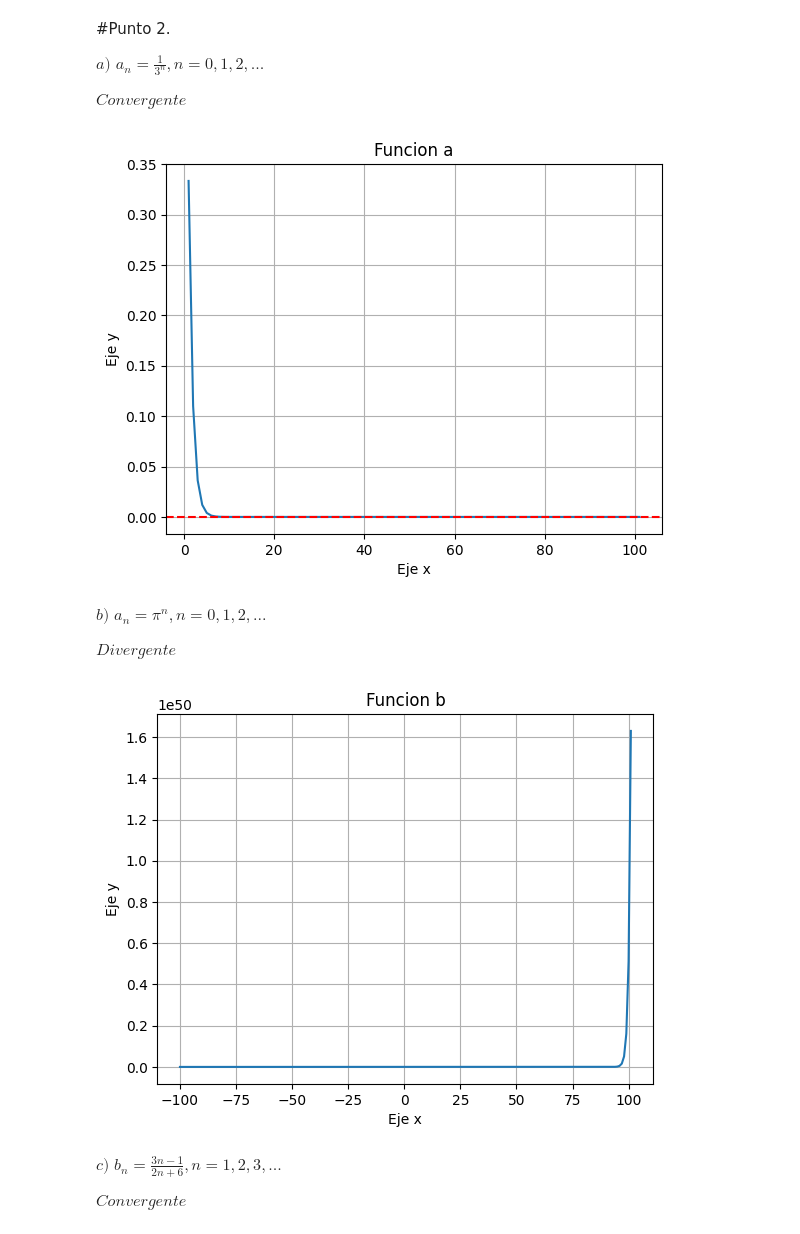
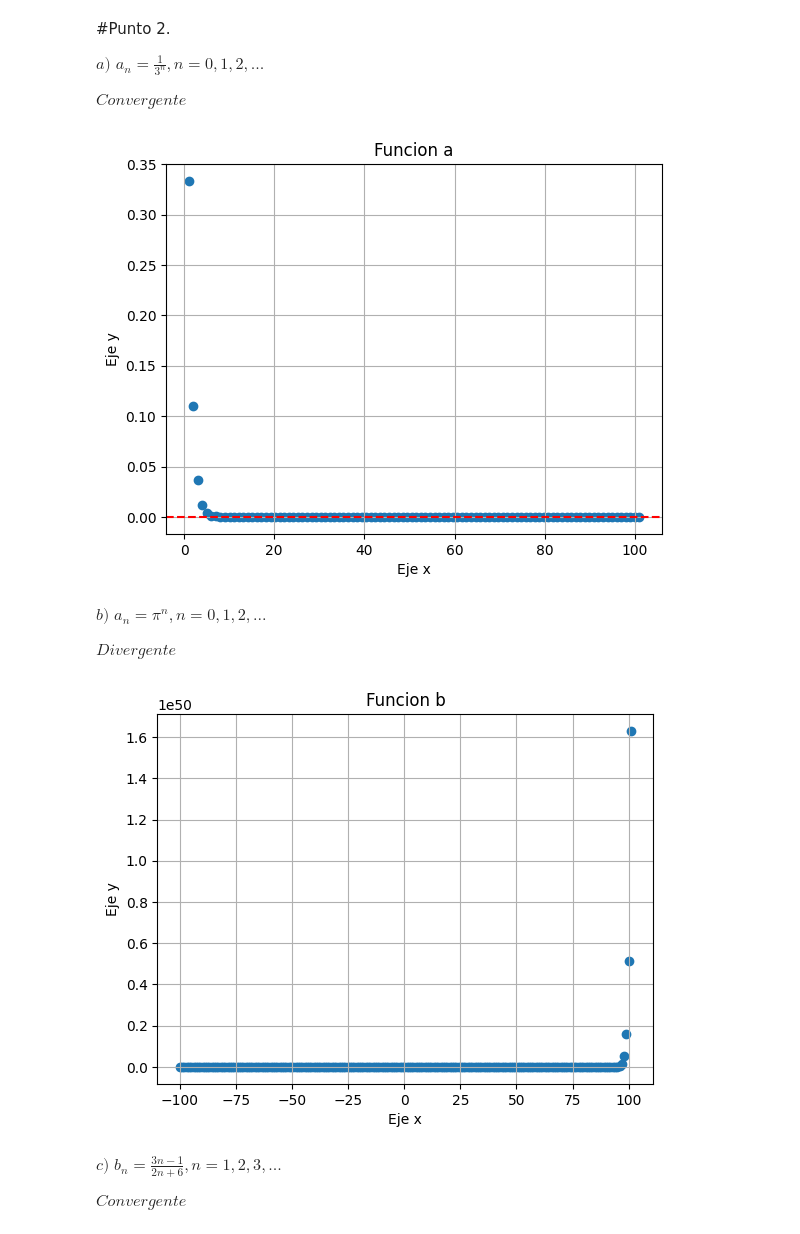
Before and after one commit to danielbau26/Aplicadas, a Jupyter notebook: Taller_5.ipynb, the cells around one changed output. Cells and saved outputs as stored; diff of their text form; code cells hidden in the pictures.

```diff
--- a/Taller_5.ipynb
+++ b/Taller_5.ipynb
@@ -90,12 +91,12 @@ a = 1/(3**n)
 plt.title("Funcion a")
 plt.xlabel("Eje x")
 plt.ylabel("Eje y")
-plt.plot(n, a)
+plt.scatter(n, a)
 plt.axhline(y=0, color="r", linestyle="--")
 plt.grid(linestyle="-")
 plt.show()
 # %% [output]
-[figure, old version]
+[figure, new version]
 # %% [markdown]
 $b)$ $a_n= \pi^n,n=0,1,2,...$
 
@@ -103,15 +104,15 @@ $Divergente$
 # %%
 n = np.linspace(-100,101,200)
 a = np.pi**n
 
 plt.title("Funcion b")
 plt.xlabel("Eje x")
 plt.ylabel("Eje y")
-plt.plot(n, a)
+plt.scatter(n, a)
 plt.grid(linestyle="-")
 plt.show()
 # %% [output]
-[figure, old version]
+[figure, new version]
 # %% [markdown]
 $c)$ $b_n = \frac{3n-1}{2n+6}, n=1,2,3,...$
 
```
Also changed, not shown: parts of 20 cells of this notebook.
